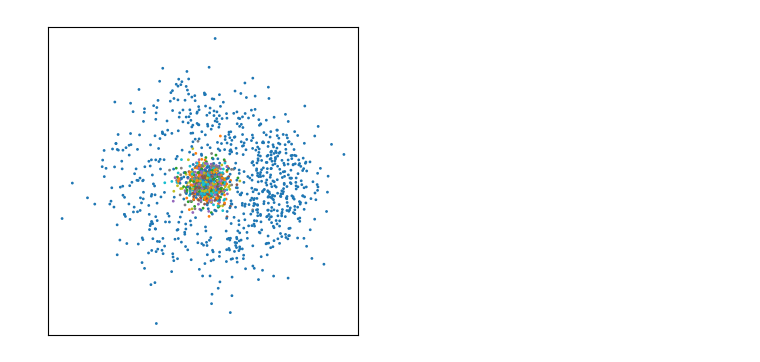
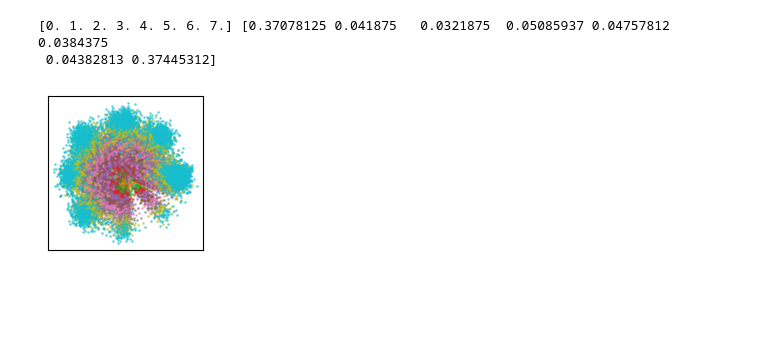
Before and after one commit to cesarali/markov_bridges, a Jupyter notebook: notebooks/models/CMB/cmb_darius.ipynb, the cells around one changed output. Cells and saved outputs as stored; diff of their text form; code cells hidden in the pictures; blank space fills up the shorter version.

Commit message:
added brownian sigma in variance

```diff
--- a/notebooks/models/CMB/cmb_darius.ipynb
+++ b/notebooks/models/CMB/cmb_darius.ipynb
@@ -3,27 +3,33 @@ from markov_bridges.configs.config_classes.generative_models.cmb_config import C
 from markov_bridges.configs.config_classes.data.basics_configs import GaussiansConfig
 from markov_bridges.configs.config_classes.trainers.trainer_config import CMBTrainerConfig
 from markov_bridges.configs.config_classes.networks.mixed_networks_config import MixedDeepMLPConfig
-from markov_bridges.configs.config_classes.pipelines.pipeline_configs import BasicPipelineConfig
+from markov_bridges.configs.config_classes.pipelines.pipeline_configs import CMBPipelineConfig
 from markov_bridges.models.trainers.cmb_trainer import CMBTrainer
 from markov_bridges.utils.experiment_files import ExperimentFiles
+import matplotlib.pyplot as plt
+import random
 
-model_config = CMBConfig()
+model_config = CMBConfig(continuous_loss_type="drift")
 model_config.data = GaussiansConfig(target_continuous_type="Ngaussian",
                                     number_of_gaussians=8,
                                     has_context_discrete=False,
-                                    has_target_discrete=True,
+                                    has_target_discrete=False,
                                     batch_size=128,
-                                    total_data_size=66000,
-                                    train_data_size=60000,
-                                    test_data_size=6000,)
+                                    total_data_size=64000,
+                                    train_data_size=51200,
+                                    test_data_size=12800,)
 
-model_config.mixed_network = MixedDeepMLPConfig(num_layers=4,
+model_config.mixed_network = MixedDeepMLPConfig(num_layers=3,
                                                 hidden_dim=128,
-                                                time_embed_dim=32,
-                                                discrete_embed_dim=128)
+                                                time_embed_dim=16,
+                                                discrete_embed_dim=16
+                                                )
 
-model_config.trainer = CMBTrainerConfig(number_of_epochs=50,
+model_config.trainer = CMBTrainerConfig(number_of_epochs=10,
                                         debug=False,
                                         learning_rate=1e-4)
 model_config.trainer.metrics = []
-model_config.pipeline = BasicPipelineConfig(number_of_steps=200)
+model_config.pipeline = CMBPipelineConfig(number_of_steps=300, solver="ode_tau")
+model_config.thermostat.gamma = 0.01
+mdoel_config.sigma = 0.01
+model_config.trainer.gpu = "cuda:1"
@@ -80,11 +76,9 @@ from markov_bridges.models.generative_models.cmb import CMB
 from markov_bridges.data.gaussians2D_dataloaders import GaussiansDataloader
 import torch
 
-path = '/home/df630/markov_bridges/results/cmb/independent/1722557741'
+path = '/home/df630/markov_bridges/results/cmb/dependent/1722970726'
 
 cmb = CMB(experiment_dir=path)
-model_config.pipeline.time_epsilon = 0.1
-model_config.pipeline.time_steps = 10000
 dataloader = GaussiansDataloader(model_config.data)
 
 generated_continuous = []
@@ -127,18 +119,30 @@ plt.show()
+# %%
+# count unique frequency generated_path_discrete
+
+import numpy as np
+
+unique, counts = np.unique(generated_path_discrete[:,-1], return_counts=True)
+
+print(unique, counts/counts.sum())
+# %% [output]
+[0. 1. 2. 3. 4. 5. 6. 7.] [0.37078125 0.041875   0.0321875  0.05085937 0.04757812 0.0384375
+ 0.04382813 0.37445312]
 # %%
 import matplotlib.pyplot as plt
 
+
+
 mask = generated_path_discrete[:,-1]==0
 mask = mask.squeeze()
-
-plt.figure(figsize=(4, 4))
-plt.scatter(generated_path_continuous[:, 0, 0][mask], generated_path_continuous[:, 0, 1][mask], s=1, c=generated_path_discrete[:,0][mask], cmap='tab10')
-plt.scatter(generated_path_continuous[:, -1, 0][mask], generated_path_continuous[:, -1, 1][mask], s=1, c=generated_path_discrete[:,-1][mask], cmap='tab10')
+plt.figure(figsize=(2, 2))
+for i in range(generated_path_continuous.shape[1]):
+    plt.scatter(generated_path_continuous[:, i, 0][mask], generated_path_continuous[:, i, 1][mask], s=1, alpha=0.5)
 plt.xticks([])
 plt.yticks([])
 plt.axis('equal')
 plt.show()
 # %% [output]
-[figure, old version]
+[figure, new version]
 # %%
 import matplotlib.pyplot as plt
 
```
Also changed, not shown: parts of 5 cells of this notebook, 5 other files.
